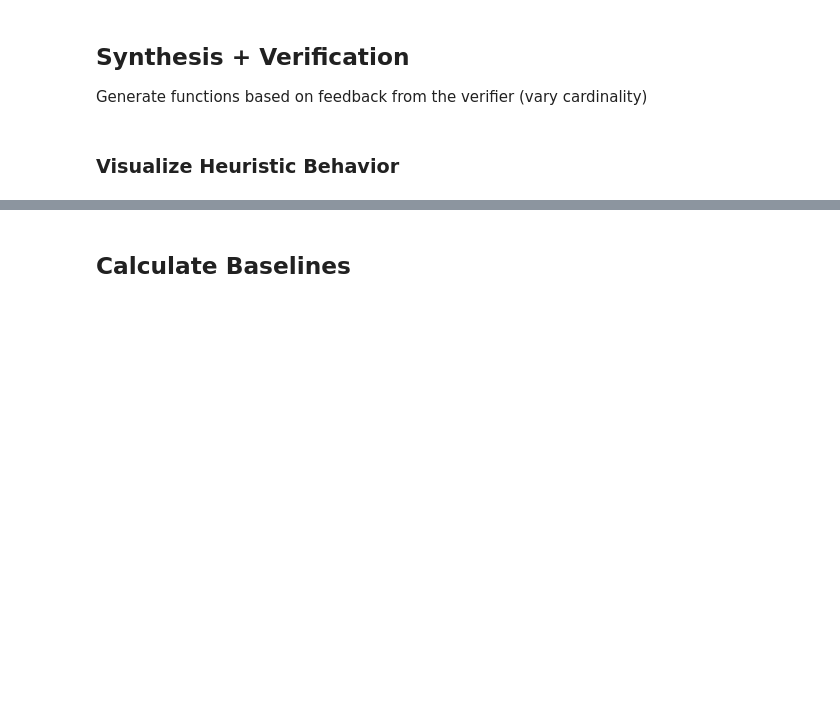
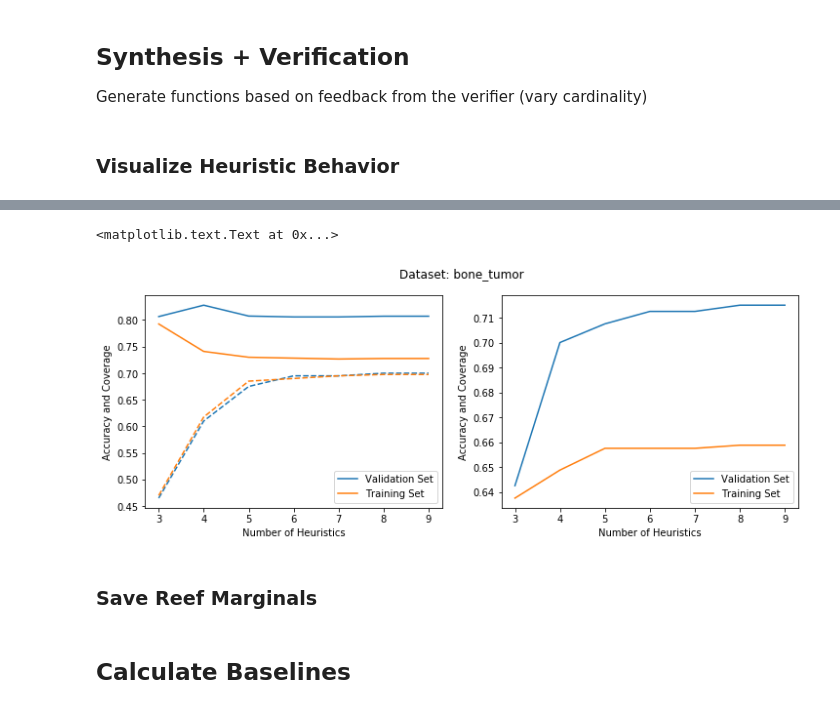
Before and after one commit to HazyResearch/reef, a Jupyter notebook: experimental_testing.ipynb, the cells around one changed output, grey strips where cells are left out. Cells and saved outputs as stored; diff of their text form; code cells hidden in the pictures; blank space fills up the shorter version.

```diff
--- a/experimental_testing.ipynb
+++ b/experimental_testing.ipynb
@@ -14,7 +14,7 @@ The autoreload extension is already loaded. To reload it, use:
 # %% [markdown]
 ## Load Dataset
 # %%
-dataset='mammogram'
+dataset='bone_tumor'
 
 from data.loader import DataLoader
 dl = DataLoader()
@@ -32,26 +32,32 @@ validation_accuracy = []
 training_accuracy = []
 validation_coverage = []
 training_coverage = []
+
+training_marginals = []
 idx = None
 
 hg = HeuristicGenerator(train_primitive_matrix, val_primitive_matrix,
                             val_ground, train_ground,
                             b=0.5)
-for i in range(3,20):
+for i in range(3,10):
     if i == 3:
-        hg.run_synthesizer(max_cardinality=3, idx=idx, keep=3, model='dt')
+        hg.run_synthesizer(max_cardinality=3, idx=idx, keep=3, model='lr')
     else:
-        hg.run_synthesizer(max_cardinality=3, idx=idx, keep=1, model='dt')
+        hg.run_synthesizer(max_cardinality=3, idx=idx, keep=1, model='lr')
     hg.run_verifier()
 
     va,ta, vc, tc = hg.evaluate()
     validation_accuracy.append(va)
     training_accuracy.append(ta)
+    training_marginals.append(hg.vf.train_marginals)
     validation_coverage.append(vc)
     training_coverage.append(tc)
 
+    #idx=None
+
     hg.find_feedback()
     idx = hg.feedback_idx
+
 
     if idx == []:
         break
@@ -64,24 +81,27 @@ hg.heuristic_stats()
 # %%
 plt.figure(figsize=(12,4))
 plt.subplot(1,2,1)
-plt.plot(range(3,20),validation_accuracy, color='C0')
-plt.plot(range(3,20),training_accuracy, color='C1')
-plt.plot(range(3,20),validation_coverage, color='C0', linestyle='--')
-plt.plot(range(3,20),training_coverage, color='C1', linestyle='--')
+plt.plot(range(3,10),validation_accuracy, color='C0')
+plt.plot(range(3,10),training_accuracy, color='C1')
+plt.plot(range(3,10),validation_coverage, color='C0', linestyle='--')
+plt.plot(range(3,10),training_coverage, color='C1', linestyle='--')
 plt.legend(['Validation Set', 'Training Set'])
 plt.xlabel('Number of Heuristics')
 plt.ylabel('Accuracy and Coverage')
 #plt.ylim([0.55,1.0])
 
 plt.subplot(1,2,2)
 bm = [(a*b) + (0.5*(1-b)) for a,b in zip(validation_accuracy,validation_coverage)]
-plt.plot(range(3,20),bm, color='C0')
+plt.plot(range(3,10),bm, color='C0')
 bm = [(a*b) + (0.5*(1-b)) for a,b in zip(training_accuracy,training_coverage)]
-plt.plot(range(3,20),bm, color='C1')
+plt.plot(range(3,10),bm, color='C1')
 plt.legend(['Validation Set', 'Training Set'])
 plt.xlabel('Number of Heuristics')
 plt.ylabel('Accuracy and Coverage')
 #plt.ylim([0.55,1.0])
 plt.suptitle('Dataset: ' + dataset)
+# %% [output]
+<matplotlib.text.Text at 0x...>
+[figure, added]
 # %%
 print "Program Synthesis Train Accuracy: ", np.max(training_accuracy[1:])
@@ -88 +111,3 @@ print "Program Synthesis Train Accuracy: ", np.max(training_accuracy[1:])
 print "Program Synthesis Validation Accuracy: ", np.max(validation_accuracy[1:])
+# %% [markdown]
+### Save Reef Marginals
```
Also changed, not shown: parts of 10 cells of this notebook.
